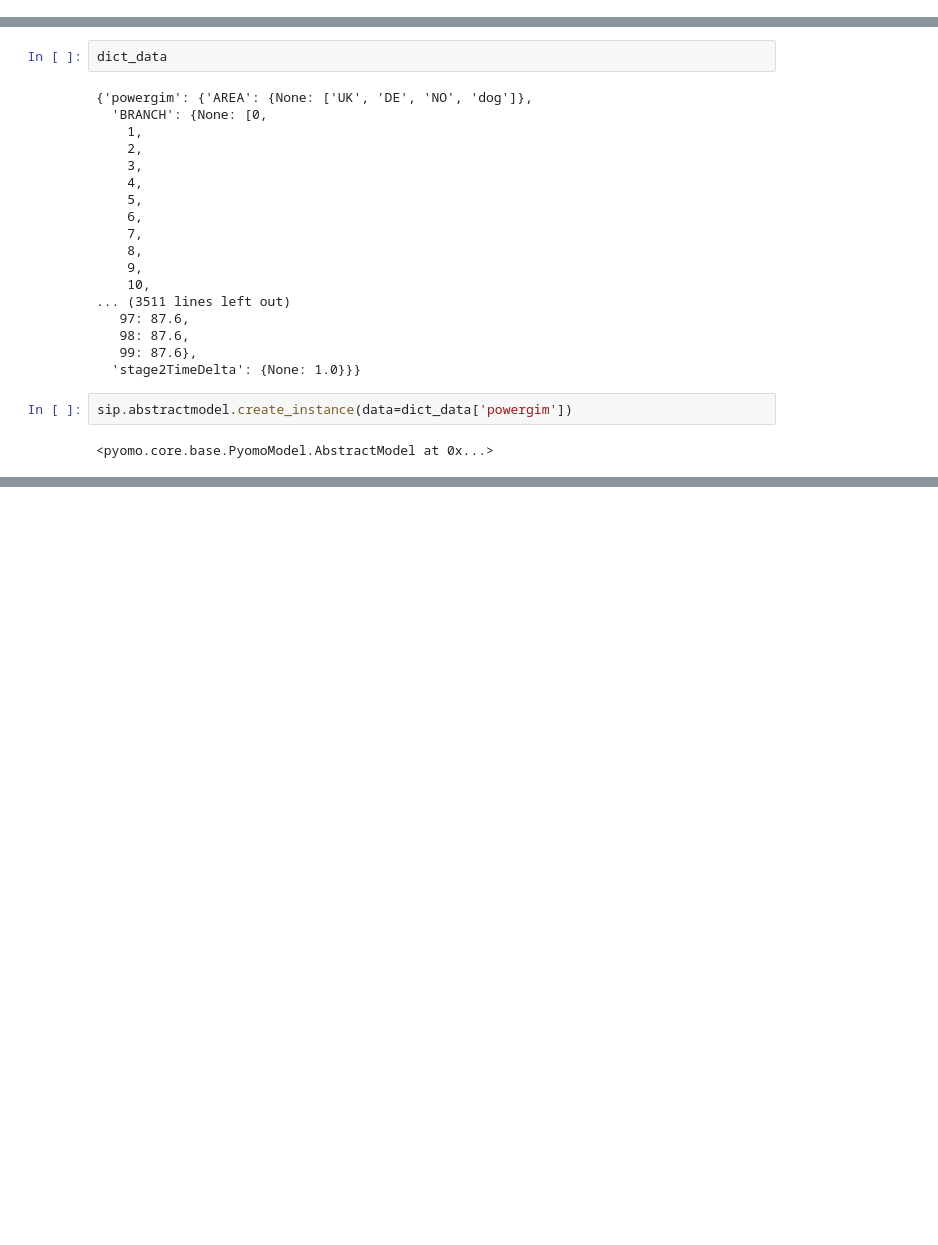
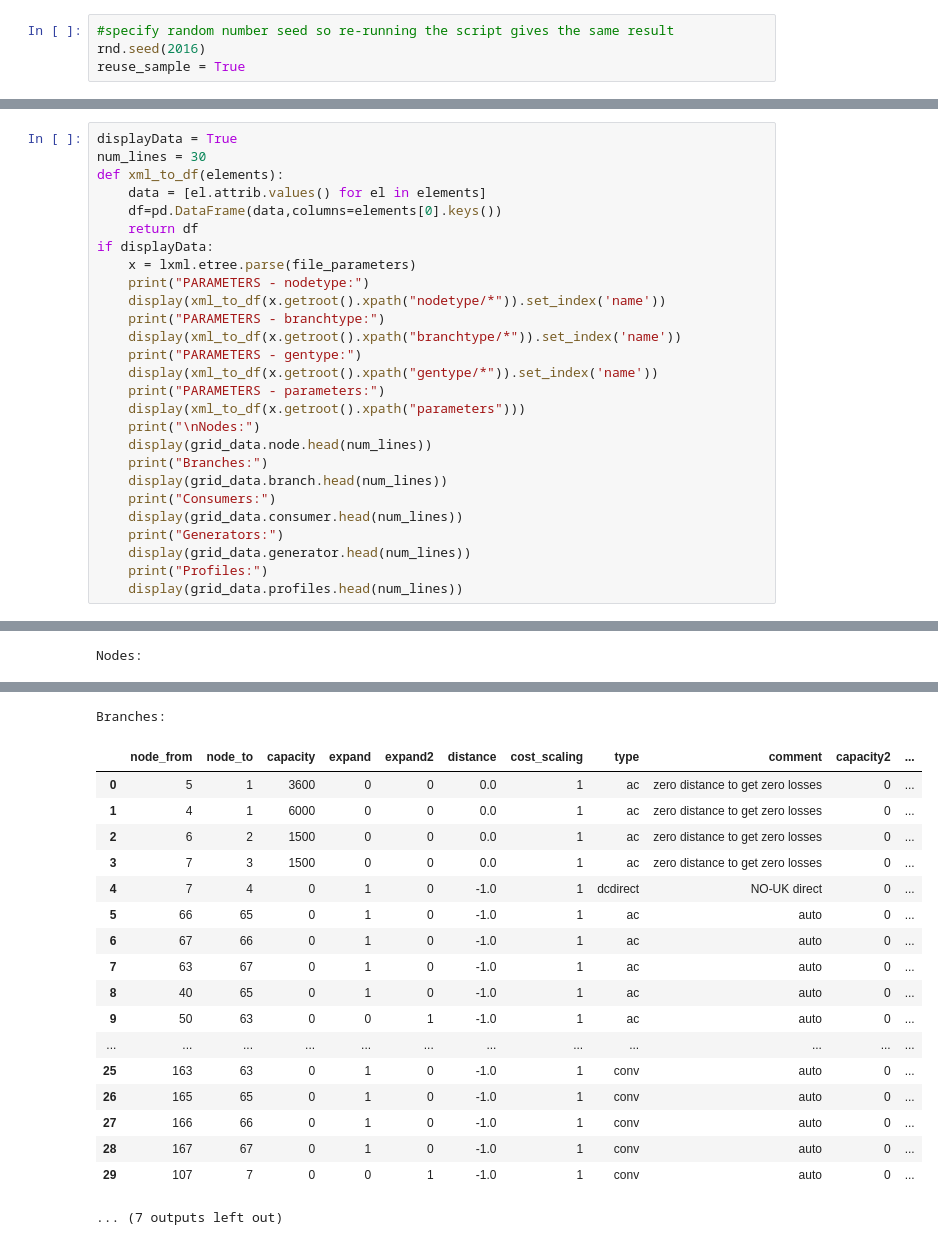
Before and after one commit to powergama/powergama, a Jupyter notebook: powergama/examples/powergim_doggerbank/powergim_doggerbank.ipynb, the cells around one changed output, grey strips where cells are left out. Drawn from its saved outputs; the diff is of its cells as text; blank space fills up the shorter version.

Commit message:
updated powergim example

```diff
--- a/powergama/examples/powergim_doggerbank/powergim_doggerbank.ipynb
+++ b/powergama/examples/powergim_doggerbank/powergim_doggerbank.ipynb
@@ -0,0 +21,4 @@
+# %%
+#specify random number seed so re-running the script gives the same result
+rnd.seed(2016)
+reuse_sample = True
@@ -79,24 +56,28 @@ Creating B and DA coefficients...
-# %%
-dict_data
-# %% [output]
-{'powergim': {'AREA': {None: ['UK', 'DE', 'NO', 'dog']},
-  'BRANCH': {None: [0,
-    1,
-    2,
-    3,
-    4,
-    5,
-    6,
-    7,
-    8,
-    9,
-    10,
-... (3511 lines left out)
-   97: 87.6,
-   98: 87.6,
-   99: 87.6},
-  'stage2TimeDelta': {None: 1.0}}}
-# %%
-sip.abstractmodel.create_instance(data=dict_data['powergim'])
-# %% [output]
-<pyomo.core.base.PyomoModel.AbstractModel at 0x...>
+# %%
+displayData = True
+num_lines = 30
+def xml_to_df(elements):
+    data = [el.attrib.values() for el in elements]
+    df=pd.DataFrame(data,columns=elements[0].keys())
+    return df
+if displayData:
+    x = lxml.etree.parse(file_parameters)
+    print("PARAMETERS - nodetype:")
+    display(xml_to_df(x.getroot().xpath("nodetype/*")).set_index('name'))
+    print("PARAMETERS - branchtype:")
+    display(xml_to_df(x.getroot().xpath("branchtype/*")).set_index('name'))
+    print("PARAMETERS - gentype:")
+    display(xml_to_df(x.getroot().xpath("gentype/*")).set_index('name'))
+    print("PARAMETERS - parameters:")
+    display(xml_to_df(x.getroot().xpath("parameters")))
+    print("\nNodes:")
+    display(grid_data.node.head(num_lines))
+    print("Branches:")
+    display(grid_data.branch.head(num_lines))
+    print("Consumers:")
+    display(grid_data.consumer.head(num_lines))
+    print("Generators:")
+    display(grid_data.generator.head(num_lines))
+    print("Profiles:")
+    display(grid_data.profiles.head(num_lines))
+# %% [output]
@@ -102,0 +105 @@ sip.abstractmodel.create_instance(data=dict_data['powergim'])
+Nodes:
@@ -102,0 +124,19 @@ sip.abstractmodel.create_instance(data=dict_data['powergim'])
+Branches:
+|  | node_from | node_to | capacity | expand | expand2 | distance | cost_scaling | type | comment | capacity2 | ... |
+| 0 | 5 | 1 | 3600 | 0 | 0 | 0.0 | 1 | ac | zero distance to get zero losses | 0 | ... |
+| 1 | 4 | 1 | 6000 | 0 | 0 | 0.0 | 1 | ac | zero distance to get zero losses | 0 | ... |
+| 2 | 6 | 2 | 1500 | 0 | 0 | 0.0 | 1 | ac | zero distance to get zero losses | 0 | ... |
+| 3 | 7 | 3 | 1500 | 0 | 0 | 0.0 | 1 | ac | zero distance to get zero losses | 0 | ... |
+| 4 | 7 | 4 | 0 | 1 | 0 | -1.0 | 1 | dcdirect | NO-UK direct | 0 | ... |
+| 5 | 66 | 65 | 0 | 1 | 0 | -1.0 | 1 | ac | auto | 0 | ... |
+| 6 | 67 | 66 | 0 | 1 | 0 | -1.0 | 1 | ac | auto | 0 | ... |
+| 7 | 63 | 67 | 0 | 1 | 0 | -1.0 | 1 | ac | auto | 0 | ... |
+| 8 | 40 | 65 | 0 | 1 | 0 | -1.0 | 1 | ac | auto | 0 | ... |
+| 9 | 50 | 63 | 0 | 0 | 1 | -1.0 | 1 | ac | auto | 0 | ... |
+| ... | ... | ... | ... | ... | ... | ... | ... | ... | ... | ... | ... |
+| 25 | 163 | 63 | 0 | 1 | 0 | -1.0 | 1 | conv | auto | 0 | ... |
+| 26 | 165 | 65 | 0 | 1 | 0 | -1.0 | 1 | conv | auto | 0 | ... |
+| 27 | 166 | 66 | 0 | 1 | 0 | -1.0 | 1 | conv | auto | 0 | ... |
+| 28 | 167 | 67 | 0 | 1 | 0 | -1.0 | 1 | conv | auto | 0 | ... |
+| 29 | 107 | 7 | 0 | 0 | 1 | -1.0 | 1 | conv | auto | 0 | ... |
+... (7 outputs left out)
```
Also changed, not shown: parts of 17 cells of this notebook, 2 other files.
